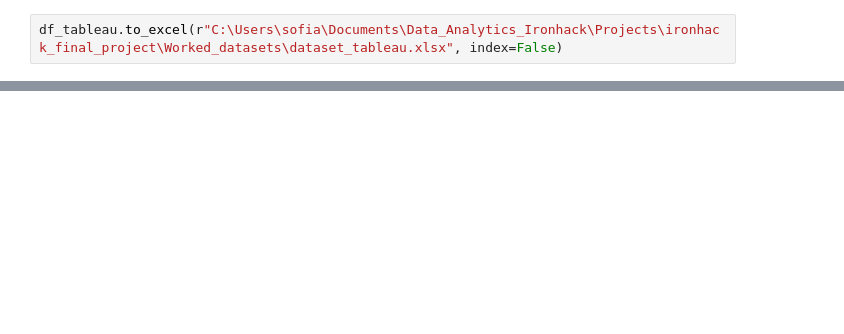
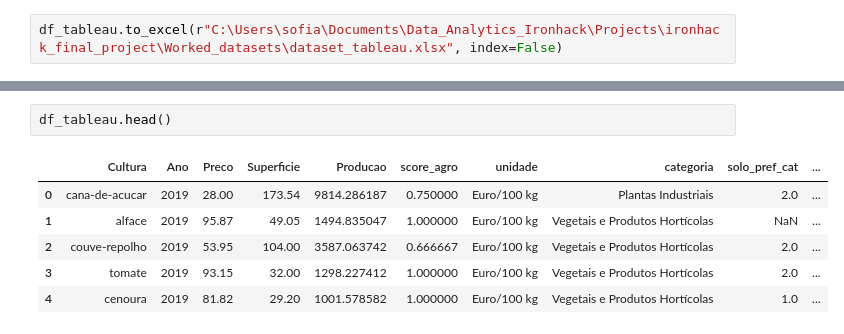
Before and after one commit to SofyMelvill/ironhack_final_project, a Jupyter notebook: Code/merging_data.ipynb, the cells around one changed output, grey strips where cells are left out. Cells and saved outputs as stored; diff of their text form; blank space fills up the shorter version.

```diff
--- a/Code/merging_data.ipynb
+++ b/Code/merging_data.ipynb
@@ -316,0 +324,9 @@ df_tableau.to_excel(r"C:\Users\sofia\Documents\Data_Analytics_Ironhack\Projects\
+# %%
+df_tableau.head()
+# %% [output]
+|  | Cultura | Ano | Preco | Superficie | Producao | score_agro | unidade | categoria | solo_pref_cat | ... |
+| 0 | cana-de-acucar | 2019 | 28.00 | 173.54 | 9814.286187 | 0.750000 | Euro/100 kg | Plantas Industriais | 2.0 | ... |
+| 1 | alface | 2019 | 95.87 | 49.05 | 1494.835047 | 1.000000 | Euro/100 kg | Vegetais e Produtos Hortícolas | NaN | ... |
+| 2 | couve-repolho | 2019 | 53.95 | 104.00 | 3587.063742 | 0.666667 | Euro/100 kg | Vegetais e Produtos Hortícolas | 2.0 | ... |
+| 3 | tomate | 2019 | 93.15 | 32.00 | 1298.227412 | 1.000000 | Euro/100 kg | Vegetais e Produtos Hortícolas | 2.0 | ... |
+| 4 | cenoura | 2019 | 81.82 | 29.20 | 1001.578582 | 1.000000 | Euro/100 kg | Vegetais e Produtos Hortícolas | 1.0 | ... |
```
Also changed, not shown: parts of 35 cells of this notebook, 12 other files.
